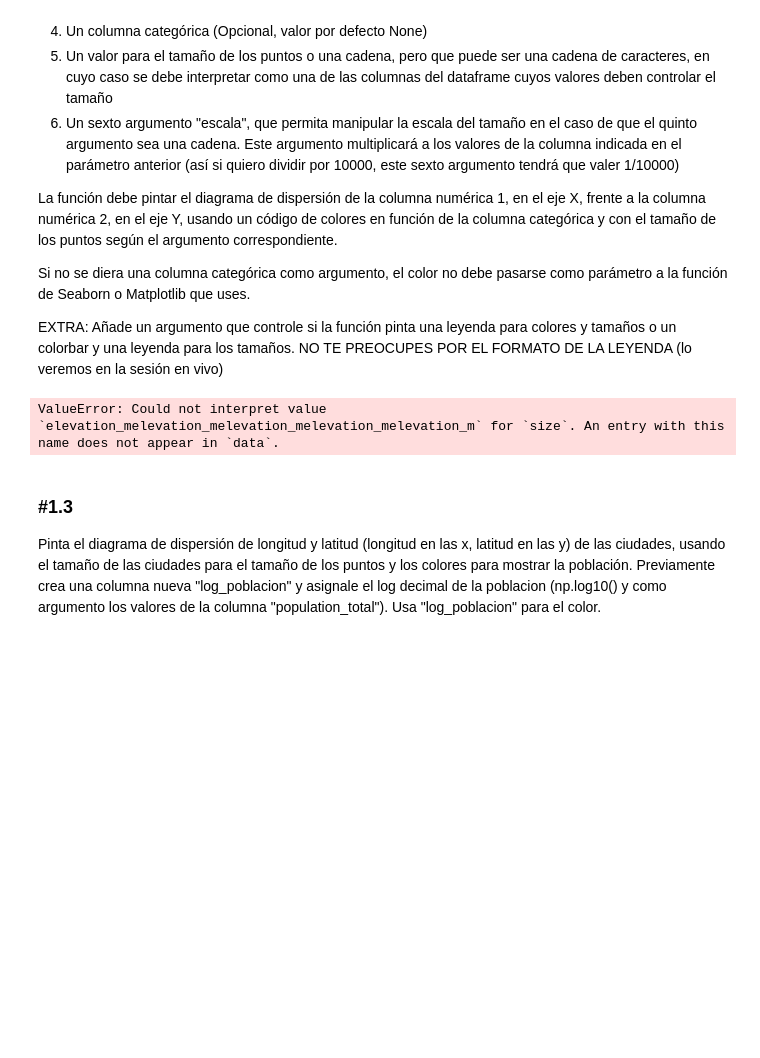
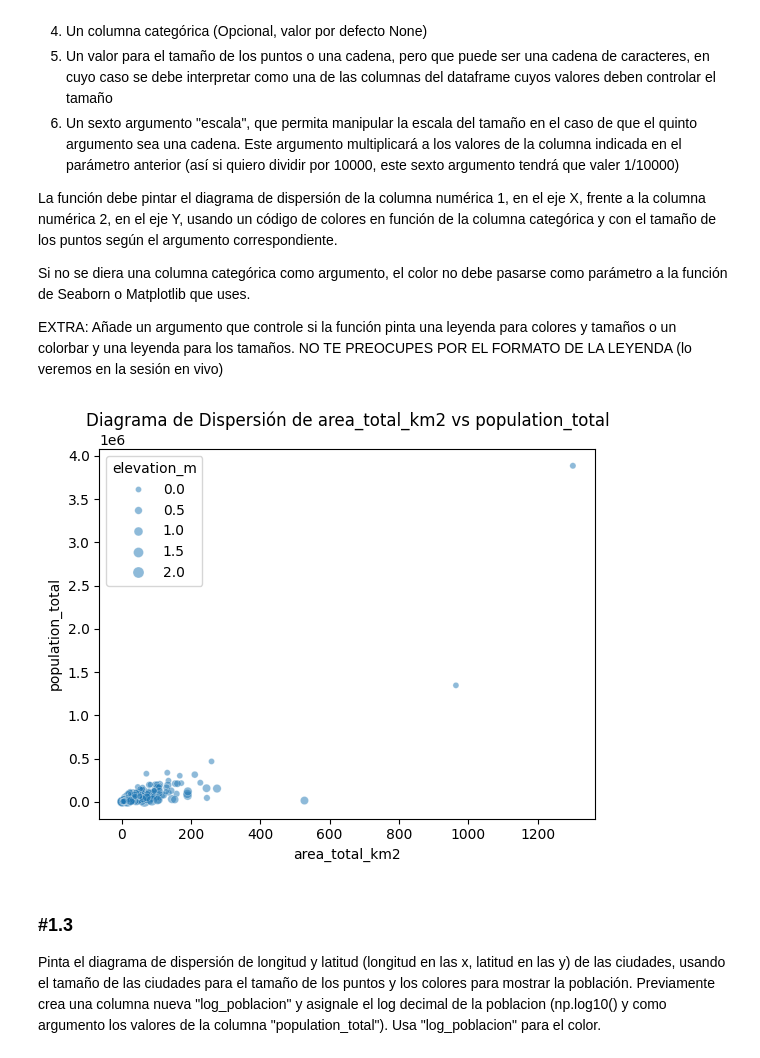
Before and after one commit to njisly/online_ds_thebridge_Nur, a Jupyter notebook: ejercicios/03_Analisis_de_Datos/Sprint_08/Unidad_02/Practica_Obligatoria/18_Practica_Obligatoria_Visualizacion_Presentacion.ipynb, the cells around one changed output. Cells and saved outputs as stored; diff of their text form; code cells hidden in the pictures; blank space fills up the shorter version.

```diff
--- a/ejercicios/03_Analisis_de_Datos/Sprint_08/Unidad_02/Practica_Obligatoria/18_Practica_Obligatoria_Visualizacion_Presentacion.ipynb
+++ b/ejercicios/03_Analisis_de_Datos/Sprint_08/Unidad_02/Practica_Obligatoria/18_Practica_Obligatoria_Visualizacion_Presentacion.ipynb
@@ -75,7 +75,7 @@ EXTRA: Añade un argumento que controle si la función pinta una leyenda para co
 # %%
 def pintar_dispersion(df, num1, num2, cat=None, size=None, escala=1):
 
-    sns.scatterplot(data=df, x=num1, y=num2, hue=cat, size=size*escala, alpha=.5)
+    sns.scatterplot(data=df, x=num1, y=num2, hue=cat, size=df[size]*escala, alpha=.5)
 
     plt.title(f'Diagrama de Dispersión de {num1} vs {num2}')
     plt.xlabel(num1)
@@ -83,9 +83,9 @@ def pintar_dispersion(df, num1, num2, cat=None, size=None, escala=1):
 
     plt.show()
 # %%
-pintar_dispersion(df_cali, "area_total_km2", "population_total", size="elevation_m", escala=5)
+pintar_dispersion(df_cali, "area_total_km2", "population_total", size="elevation_m", escala=1/1000)
 # %% [output]
-ValueError: Could not interpret value `elevation_melevation_melevation_melevation_melevation_m` for `size`. An entry with this name does not appear in `data`.
+[figure, added]
 # %% [markdown]
 ### #1.3
 
```
Also changed, not shown: parts of 6 cells of this notebook.
